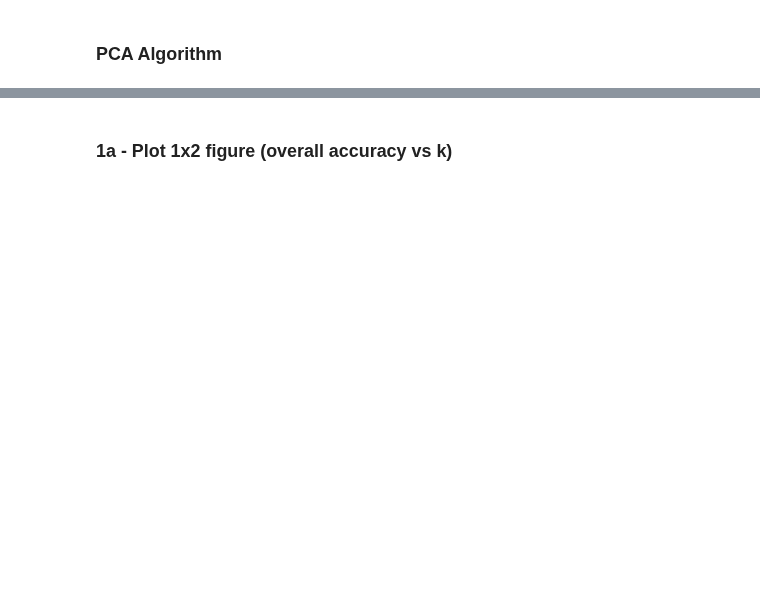
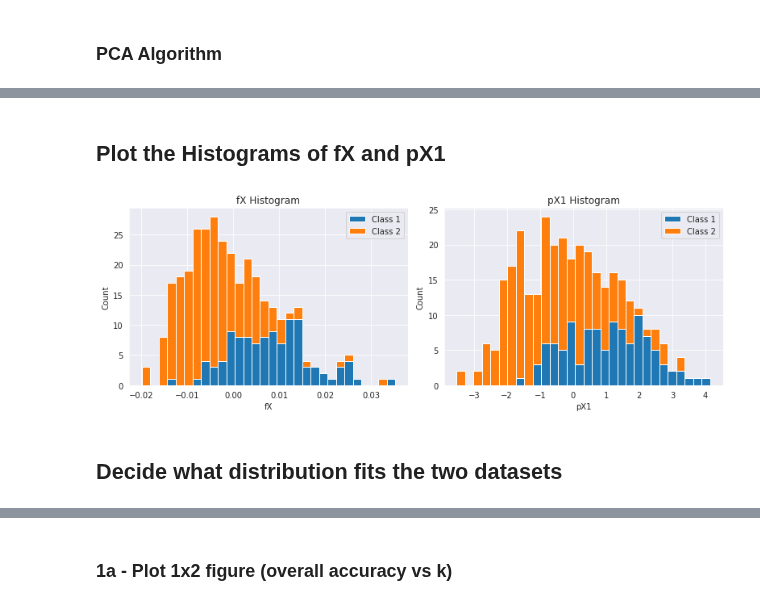
Before and after one commit to drkostas/Machine-Learning-Algorithms, a Jupyter notebook: Project3.ipynb, the cells around one changed output, grey strips where cells are left out. Drawn from its saved outputs; the diff is of its cells as text; code cells hidden in the pictures; blank space fills up the shorter version.

```diff
--- a/Project3.ipynb
+++ b/Project3.ipynb
@@ -114,15 +114,17 @@ flowers = datasets['flowers']
 # Located in <project root>/custom_libs/Project2
 import custom_libs.Project3.models as models
 # The standarized dataset
-nX = pima_tr
+nX_train = pima_tr
+nX = pima_te
 # %% [markdown]
 ### FLD Algorithm
 # %%
 # Run FLD on the Pima dataset
 fld = models.FLD()
-fld.fit(pima_tr)
+fld.fit(nX_train)
 # Get the c-1=1 projection
-fX = fld.transform(pima_tr)
+fX = fld.transform(nX)
+fX_train = fld.transform(nX_train)
 logger.info(f"nX shape including labels: {nX.shape}")
 logger.info(f"fX shape including labels: {fX.shape}")
 # %% [output]
@@ -147,12 +136,14 @@ logger.info(f"sklearn LDA projection shape including labels: {projected_lda_skle
 # Run PCA on the Pima dataset
 pca = models.PCA()
 # Run pca and keep 1 dimension
-pca.fit(pima_tr, max_dims=1)
-pX1 = pca.transform(pima_tr)
+pca.fit(nX_train, max_dims=1)
+pX1 = pca.transform(nX)
+pX1_train = pca.transform(nX_train)
 logger.info(f"nX shape including labels: {nX.shape}")
 logger.info(f"pX1 shape including labels: {pX1.shape}")
 # Run PCA and tolerate 15% error
-pca.fit(pima_tr, max_dims=1, max_error=0.15)
-pX = pca.transform(pima_tr)
+pca.fit(nX_train, max_dims=1, max_error=0.15)
+pX = pca.transform(nX)
+pX_train = pca.transform(nX_train)
 logger.info(f"pX (max 15% error) shape including labels: {pX.shape}")
 # %% [output]
@@ -174,0 +154,10 @@ knn_pima.print_statistics(name='Pima')
+# %% [markdown]
+## Plot the Histograms of fX and pX1
+# %%
+import custom_libs.Project3.plotter as pl
+plotter = pl.Plotter(nx=nX, fx=fX, px1=pX1, px=pX)
+plotter.plot_fx_px1_histograms(bins=30)
+# %% [output]
+[figure, added]
+# %% [markdown]
+## Decide what distribution fits the two datasets
```
Also changed, not shown: parts of 32 cells of this notebook, 5 other files.
